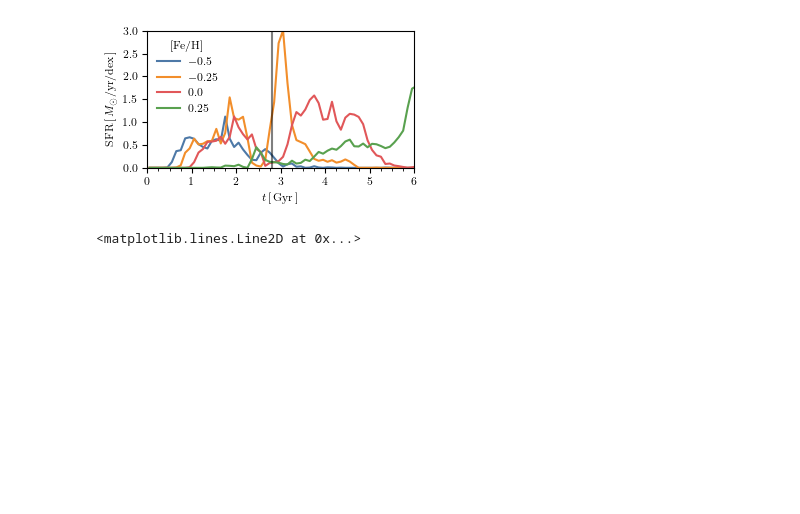
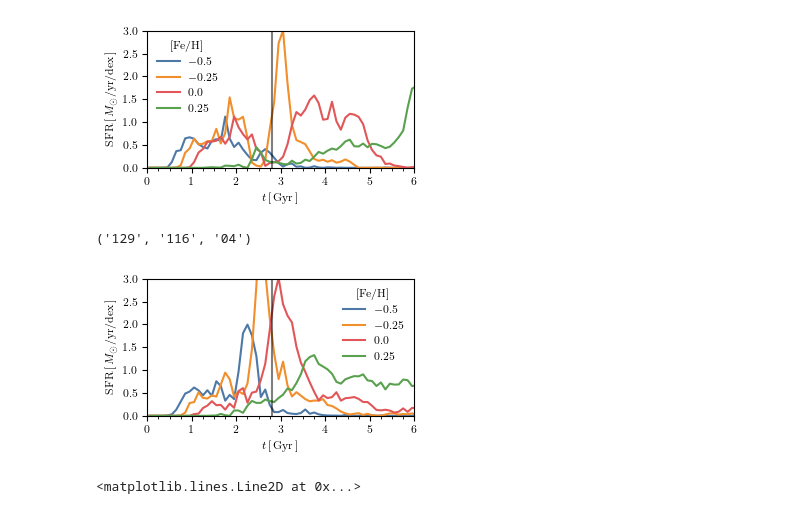
Before and after one commit to gusbeane/GSEgas, a Jupyter notebook: plots/before_after/before_after.ipynb, the cells around one changed output. Drawn from its saved outputs; the diff is of its cells as text; code cells hidden in the pictures; blank space fills up the shorter version.

```diff
--- a/plots/before_after/before_after.ipynb
+++ b/plots/before_after/before_after.ipynb
@@ -311,5 +360,7 @@ plt.show()
 # %%
 fig, ax = plt.subplots(1, 1, figsize=(columnwidth, 0.6*columnwidth))
+
+logFeH, logMgFe, tform, mform, keybool = get_stuff(gal0)
 
 yalpha = m*logFeH + b
 high_alpha = logMgFe > yalpha
@@ -328,7 +379,6 @@ for logFeH0,c in zip([-0.5, -0.25, 0.0, 0.25], [tb_c[0], tb_c[1], tb_c[2], tb_c[
     high_alpha_in_band = np.logical_and(high_alpha, in_band)
     low_alpha_in_band = np.logical_and(low_alpha, in_band)
 
-    mass_form = sn.part4.GFM_InitialMass
     tbins =np.arange(0, 8+0.2, 0.1)
     dt = tbins[1] - tbins[0]
 
@@ -340,7 +390,7 @@ for logFeH0,c in zip([-0.5, -0.25, 0.0, 0.25], [tb_c[0], tb_c[1], tb_c[2], tb_c[
 
     tplot = 0.5*(tbins[1:] + tbins[:-1])
 
-    hist, _ = np.histogram(tform[in_band], bins=tbins, weights=10*mass_form[in_band]/dt/dlogFeH0)
+    hist, _ = np.histogram(tform[in_band], bins=tbins, weights=10*mform[in_band]/dt/dlogFeH0)
     ax.plot(tplot, hist, c=c, label=r'$'+str(logFeH0)+'$');
 
     # ax.hist(tform[in_band], bins=tbins, weights=mass_form[in_band]/dt, histtype='step',
@@ -359,6 +409,60 @@ fig.tight_layout()
 fig.savefig('before_after_sfh_by_iron.pdf')
 # %% [output]
 [figure]
+# %%
+fig, ax = plt.subplots(1, 1, figsize=(columnwidth, 0.6*columnwidth))
+
+print(sim1)
+logFeH, logMgFe, tform, mform, keybool = get_stuff(gal1)
+
+yalpha = m*logFeH + b
+high_alpha = logMgFe > yalpha
+low_alpha = np.logical_not(high_alpha)
+
+in_band = np.logical_and(logFeH > -0.05, logFeH < 0.05)
+# high_alpha = np.logical_and(high_alpha, in_band)
+# low_alpha = np.logical_and(low_alpha, in_band)
+
+dlogFeH0=0.1
+
+for logFeH0,c in zip([-0.5, -0.25, 0.0, 0.25], [tb_c[0], tb_c[1], tb_c[2], tb_c[4]]):
+    in_band = np.logical_and(logFeH > logFeH0-dlogFeH0/2, logFeH < logFeH0+dlogFeH0/2)
+    in_band = np.logical_and(in_band, keybool)
+
+    high_alpha_in_band = np.logical_and(high_alpha, in_band)
+    low_alpha_in_band = np.logical_and(low_alpha, in_band)
+
+    tbins =np.arange(0, 8+0.2, 0.1)
+    dt = tbins[1] - tbins[0]
+
+    # ax.hist(tform[high_alpha_in_band], bins=tbins, weights=mass_form[high_alpha_in_band]/dt,
+            # histtype='step', color=c, label=r'$\textrm{high } \alpha$');
+
+    # ax.hist(tform[low_alpha_in_band], bins=tbins, weights=mass_form[low_alpha_in_band]/dt,
+            # histtype='step', color=c, ls='dotted', label=r'$\textrm{low } \alpha$')
+
+    tplot = 0.5*(tbins[1:] + tbins[:-1])
+
+    hist, _ = np.histogram(tform[in_band], bins=tbins, weights=10*mform[in_band]/dt/dlogFeH0)
+    ax.plot(tplot, hist, c=c, label=r'$'+str(logFeH0)+'$');
+
+    # ax.hist(tform[in_band], bins=tbins, weights=mass_form[in_band]/dt, histtype='step',
+            # color = c, label=r'$'+str(logFeH0)+'$')
+
+ax.axvline(2.8, c='k', alpha=0.5)
+
+ax.set(xlim=(0, 6), ylim=(0, 3))
+ax.set(xticks=np.arange(0, 6+1, 1))
+ax.set_xticks(np.arange(0, 6+0.25, 0.25), minor=True)
+# ax.set_yticks(np.arange(0, 20+1, 1), minor=True)
+ax.set(xlabel=r'$t\,[\,\textrm{Gyr}\,]$', ylabel=r'$\textrm{SFR}\,[\,M_{\odot}/\textrm{yr}/\textrm{dex}\,]$')
+ax.legend(frameon=False, title=r'$[\textrm{Fe}/\textrm{H}]$')
+# ax.set_title(r'$-0.05 < [\textrm{Fe}/\textrm{H}] < 0.05$')
+fig.tight_layout()
+fig.savefig('before_after_sfh_by_iron.pdf')
+# %% [output]
+('129', '116', '04')
+[figure, added]
 # %%
 r = np.linalg.norm(sn.part4.rotpos, axis=1)
 plt.hist(r[in_SN], bins=np.linspace(0, 30, 100));
```
Also changed, not shown: parts of 10 cells of this notebook, 8 other files.
